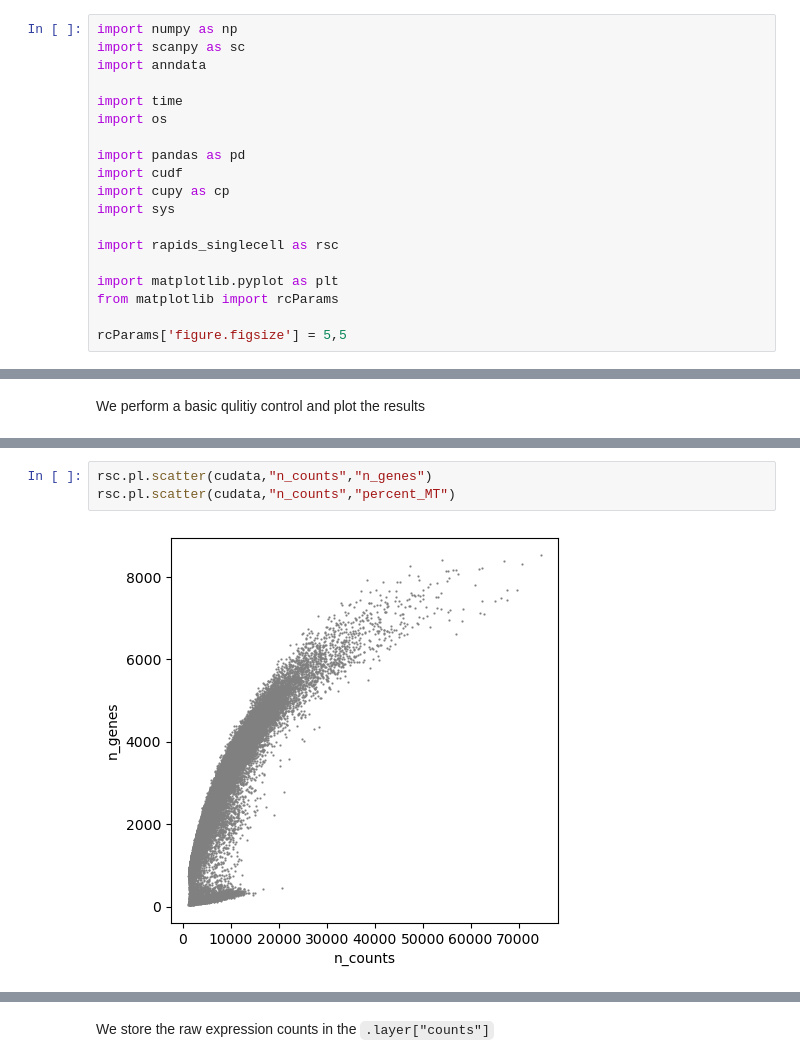
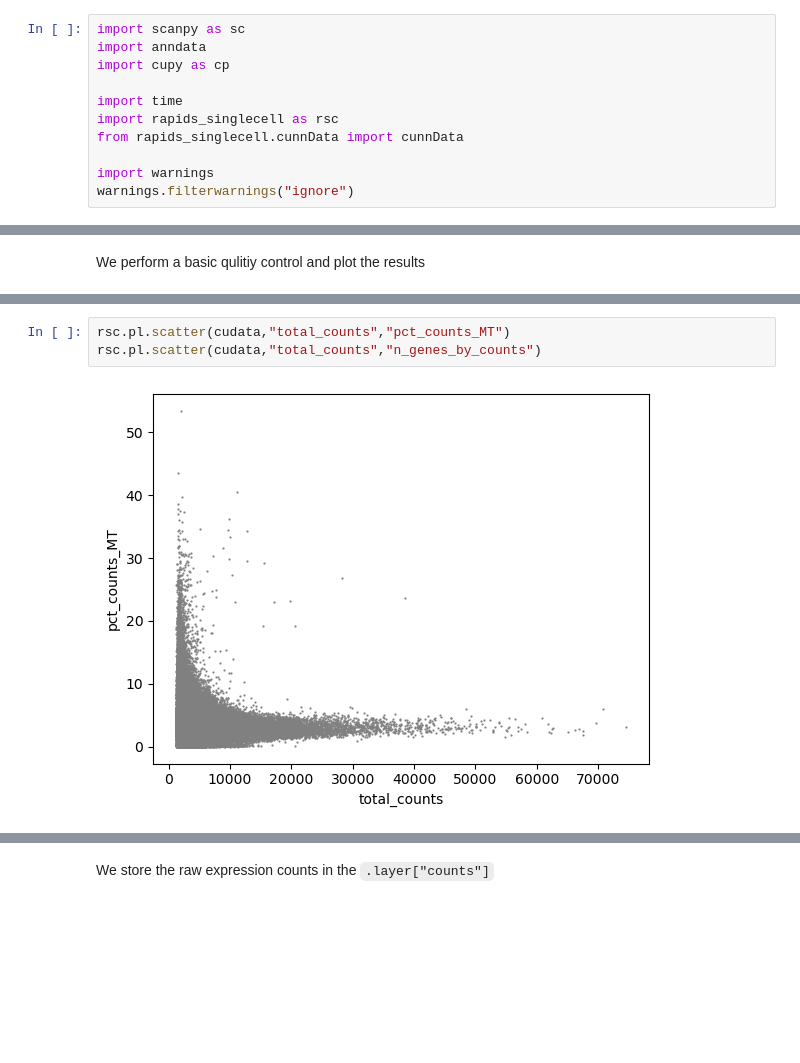
Before and after one commit to scverse/rapids_singlecell, a Jupyter notebook: docs/notebooks/demo_gpu-seuratv3-brain.ipynb, the cells around one changed output, grey strips where cells are left out. Saved outputs shown, nothing was run; the diff lists cells and outputs as text; blank space fills up the shorter version.

```diff
--- a/docs/notebooks/demo_gpu-seuratv3-brain.ipynb
+++ b/docs/notebooks/demo_gpu-seuratv3-brain.ipynb
@@ -4,24 +4,16 @@
 # %% [markdown]
 To run this notebook please make sure you have a working enviroment with all nessaray dependencies. Run the data_downloader notebook first to create the AnnData object we are working with. In this example workflow we'll be looking at a dataset of 500000 brain cells from  [Nvidia](https://github.com/clara-parabricks/rapids-single-cell-examples/blob/master/notebooks/1M_brain_cpu_analysis.ipynb).
 # %%
-import numpy as np
 import scanpy as sc
 import anndata
+import cupy as cp
 
 import time
-import os
+import rapids_singlecell as rsc
+from rapids_singlecell.cunnData import cunnData
 
-import pandas as pd
-import cudf
-import cupy as cp
-import sys
-
-import rapids_singlecell as rsc
-
-import matplotlib.pyplot as plt
-from matplotlib import rcParams
-
-rcParams['figure.figsize'] = 5,5
+import warnings
+warnings.filterwarnings("ignore")
 # %%
 import rmm
 rmm.reinitialize(
@@ -91,5 +90,5 @@ Wall time: 1.47 s
 # %%
-rsc.pl.scatter(cudata,"n_counts","n_genes")
-rsc.pl.scatter(cudata,"n_counts","percent_MT")
+rsc.pl.scatter(cudata,"total_counts","pct_counts_MT")
+rsc.pl.scatter(cudata,"total_counts","n_genes_by_counts")
 # %% [output]
-[figure, old version]
+[figure, new version]
```
Also changed, not shown: parts of 35 cells of this notebook.
